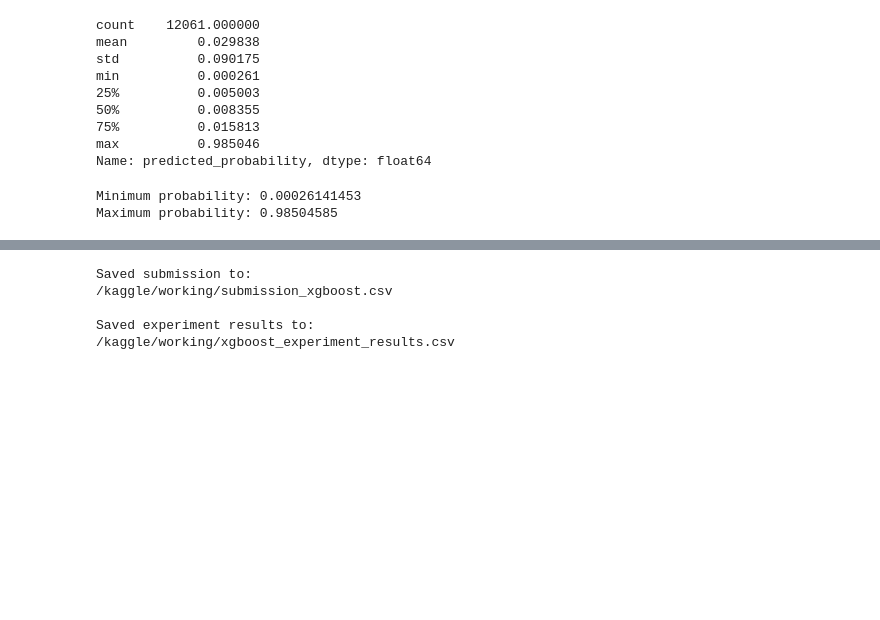
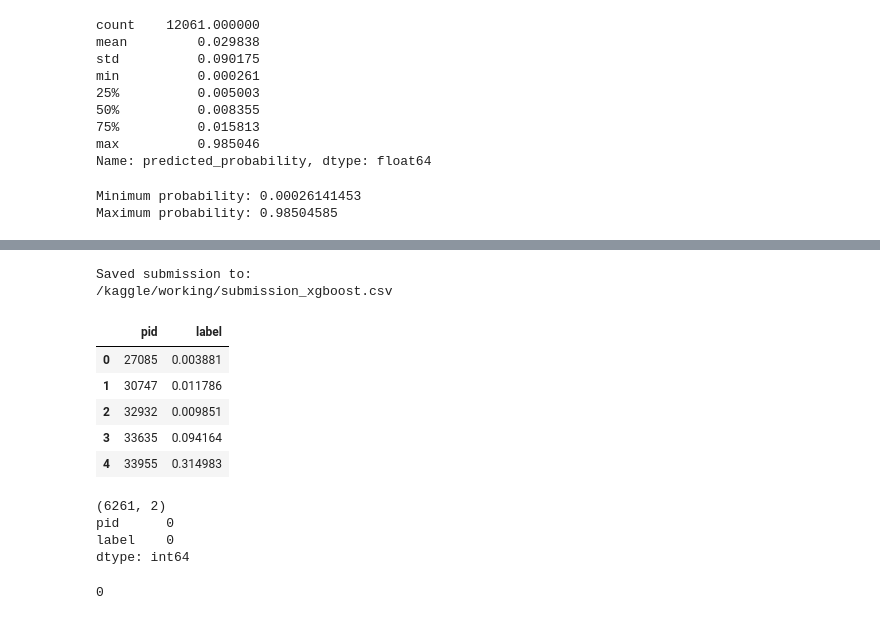
Before and after one commit to N-Sadik/36120-26SP-group43-experiments, a Jupyter notebook: nba-prediction-xgboost.ipynb, the cells around one changed output, grey strips where cells are left out. Cells and saved outputs as stored; diff of their text form; code cells hidden in the pictures; blank space fills up the shorter version.

Commit message:
Kaggle Notebook | NBA prediction-XGBOOST | Version 2

```diff
--- a/nba-prediction-xgboost.ipynb
+++ b/nba-prediction-xgboost.ipynb
@@ -755,0 +698,28 @@ dtype: int64
+# %%
+# 23. Create submission using the official sample file
+
+submission_rows = pd.DataFrame({
+    "pid": test_pid,
+    "label": test_predictions
+})
+
+print("Rows before aggregation:", len(submission_rows))
+print("Unique players:", submission_rows["pid"].nunique())
+print("Duplicate IDs before aggregation:",
+      submission_rows["pid"].duplicated().sum())
+
+# Average predictions across multiple seasons for the same player
+submission = (
+    submission_rows
+    .groupby("pid", as_index=False)["label"]
+    .mean()
+)
+
+print("\nFinal submission shape:", submission.shape)
+print("Duplicate IDs after aggregation:",
+      submission["pid"].duplicated().sum())
+
+print("\nMissing values:")
+print(submission.isnull().sum())
+
+display(submission.head(10))
@@ -756,26 +749,36 @@ dtype: int64
 # %%
 # 24. Save submission and experiment results
 
-output_dir = (
-    Path("/kaggle/working")
-    if Path("/kaggle/working").exists()
-    else Path(".")
+submission_path = "/kaggle/working/submission_xgboost.csv"
+
+submission.to_csv(
+    submission_path,
+    index=False
 )
-
-submission_path = output_dir / "submission_xgboost.csv"
-results_path = output_dir / "xgboost_experiment_results.csv"
-
-submission.to_csv(submission_path, index=False)
-results_df.to_csv(results_path, index=False)
 
 print("Saved submission to:")
 print(submission_path)
-
-print("\nSaved experiment results to:")
-print(results_path)
 # %% [output]
 Saved submission to:
 /kaggle/working/submission_xgboost.csv
-
-Saved experiment results to:
-/kaggle/working/xgboost_experiment_results.csv
+# %%
+submission.head()
+# %% [output]
+|  | pid | label |
+| 0 | 27085 | 0.003881 |
+| 1 | 30747 | 0.011786 |
+| 2 | 32932 | 0.009851 |
+| 3 | 33635 | 0.094164 |
+| 4 | 33955 | 0.314983 |
+# %%
+print(submission.shape)
+print(submission.isnull().sum())
+# %% [output]
+(6261, 2)
+pid      0
+label    0
+dtype: int64
+# %%
+print(submission["pid"].duplicated().sum())
+# %% [output]
+0
```
Also changed, not shown: parts of 6 cells of this notebook.
